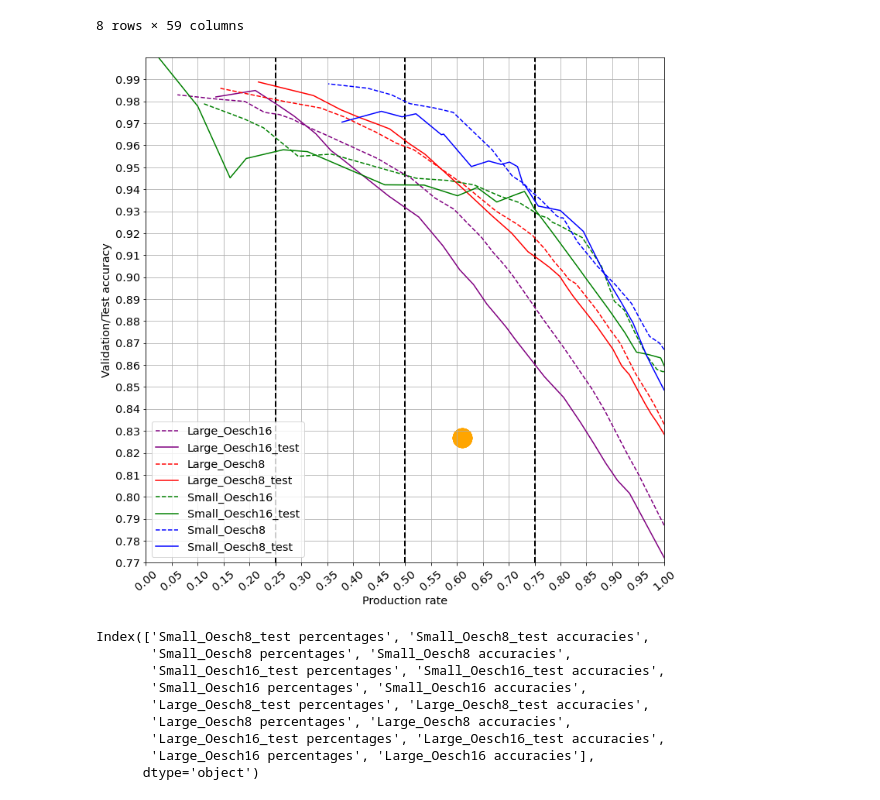
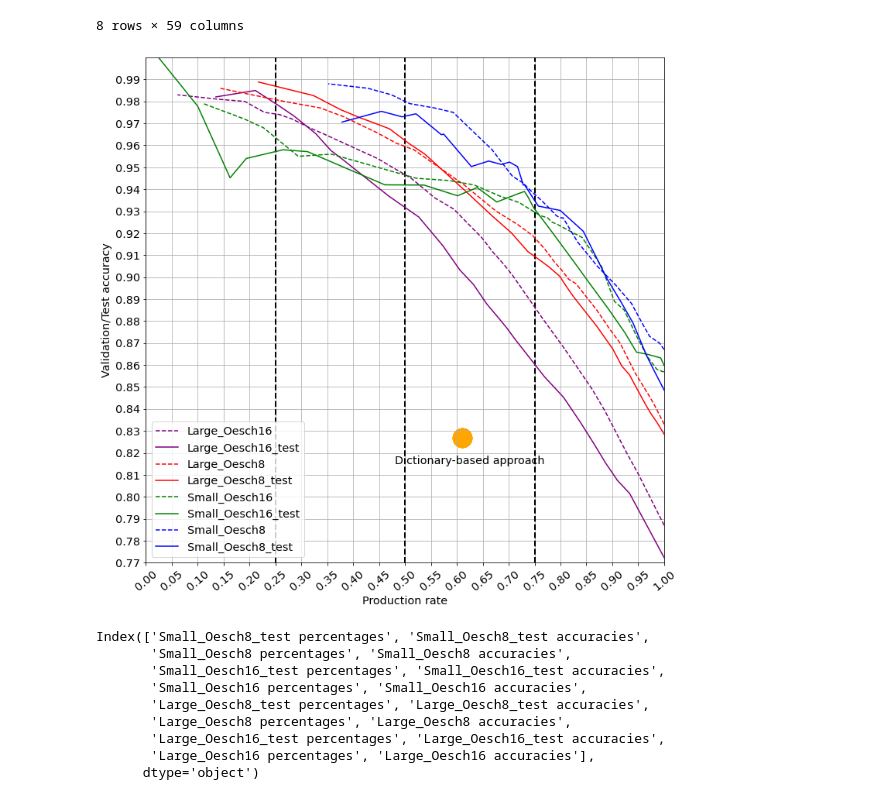
Before and after one commit to awiedenroth/MasterThesisExperiments, a Jupyter notebook: Analyse/Final.ipynb, the cells around one changed output. Drawn from its saved outputs; the diff is of its cells as text; code cells hidden in the pictures.

```diff
--- a/Analyse/Final.ipynb
+++ b/Analyse/Final.ipynb
@@ -69,34 +69,35 @@ for row in range(len(accuracies)):
     for value in range(len(accuracies[row])):
         if accuracies[row][value]<(max-0.01):
             accuracies[row][value] = None
         else:
             max = accuracies[row][value]
 
 lsse = ["--","-","--","-","--","-","--","-"]
 
 plt.figure(figsize= (12,12))
 for perc, acc, name, linecolor, ls in zip(percentages, accuracies, names, colors, lsse):
     #print(percentages)
     #for i, j, k in zip(perc, acc, confidences):
     plt.scatter(x=0.61, y=0.827, c="orange", marker= "o", s=600)
     plt.plot(perc, acc, c=linecolor, ls = ls, label = f"{name}")
 #plt.colorbar()
 
+plt.annotate("Dictionary-based approach", (0.61,0.827), (0.48,0.815), fontsize="x-large")
 plt.xlim((0, 1))
 #plt.xscale('log')
 plt.ylim((0.77 , 1))
 plt.grid()
 plt.yticks(np.arange(0.77 , 1, step=0.01),fontsize="x-large")
 plt.xticks(np.arange(0, 1.025, step=0.05),fontsize="x-large", rotation=40)
 plt.xlabel("Production rate",fontsize="x-large")
 plt.ylabel("Validation/Test accuracy",fontsize="x-large")
 plt.legend(fontsize="x-large")
 plt.vlines(x=[0.25, 0.5, 0.75], ymin=0, ymax=1, colors='black', ls='--', lw=2)
 #plt.title("")
 #plt.show()
 plt.savefig('final_result.png')
 # %% [output]
-[figure, old version]
+[figure, new version]
 # %%
 df = pd.read_csv("./final_results.csv",  sep = ",")
 df= df.rename(columns={'combi average.combi validation accuracy': 'confidence average @0.0.validation accuracy @0.0: '})
```
Also changed, not shown: parts of 2 cells of this notebook, 1 other file.
